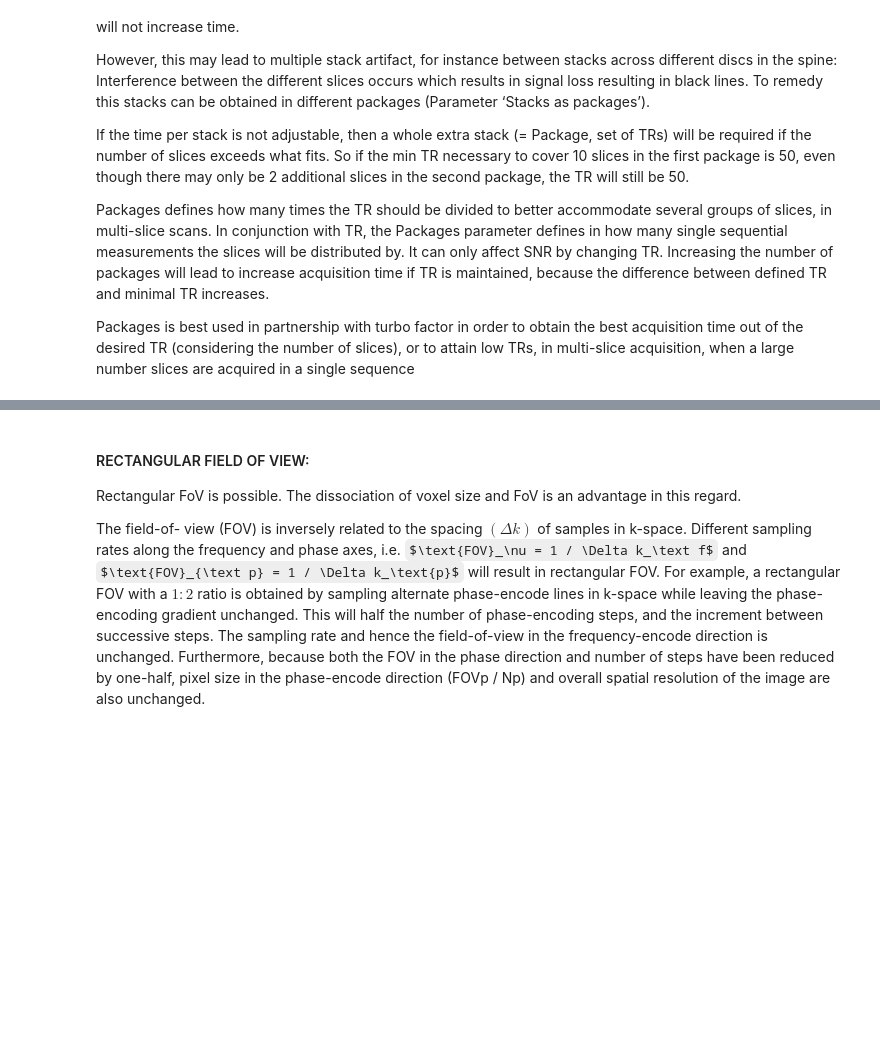
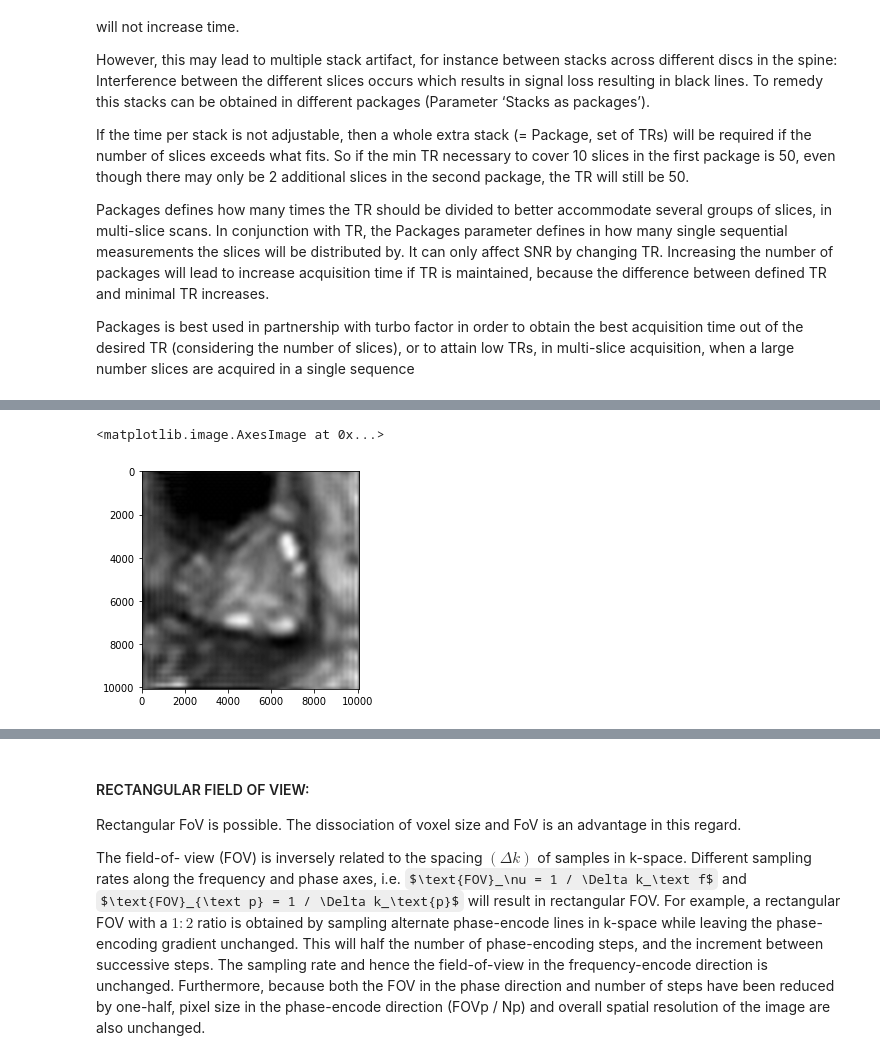
Before and after one commit to RInterested/MRI, a Jupyter notebook: MRI_Concepts.ipynb, the cells around one changed output, grey strips where cells are left out. Cells and saved outputs as stored; diff of their text form; code cells hidden in the pictures; some formulas as TeX source; blank space fills up the shorter version.

```diff
--- a/MRI_Concepts.ipynb
+++ b/MRI_Concepts.ipynb
@@ -98,0 +129,14 @@ Packages is best used in partnership with turbo factor in order to obtain the be
+# %%
+fshift = np.pad(fshifted,[(0,10000),(0,10000)], mode='constant')
+
+f_ishift = np.fft.ifftshift(fshift)
+
+# inverse fft
+img_back = np.fft.ifft2(f_ishift)
+
+img_back = np.abs(img_back)
+
+plt.imshow(img_back, cmap = 'gray')
+# %% [output]
+<matplotlib.image.AxesImage at 0x...>
+[figure, added]
```
Also changed, not shown: parts of 9 cells of this notebook.
